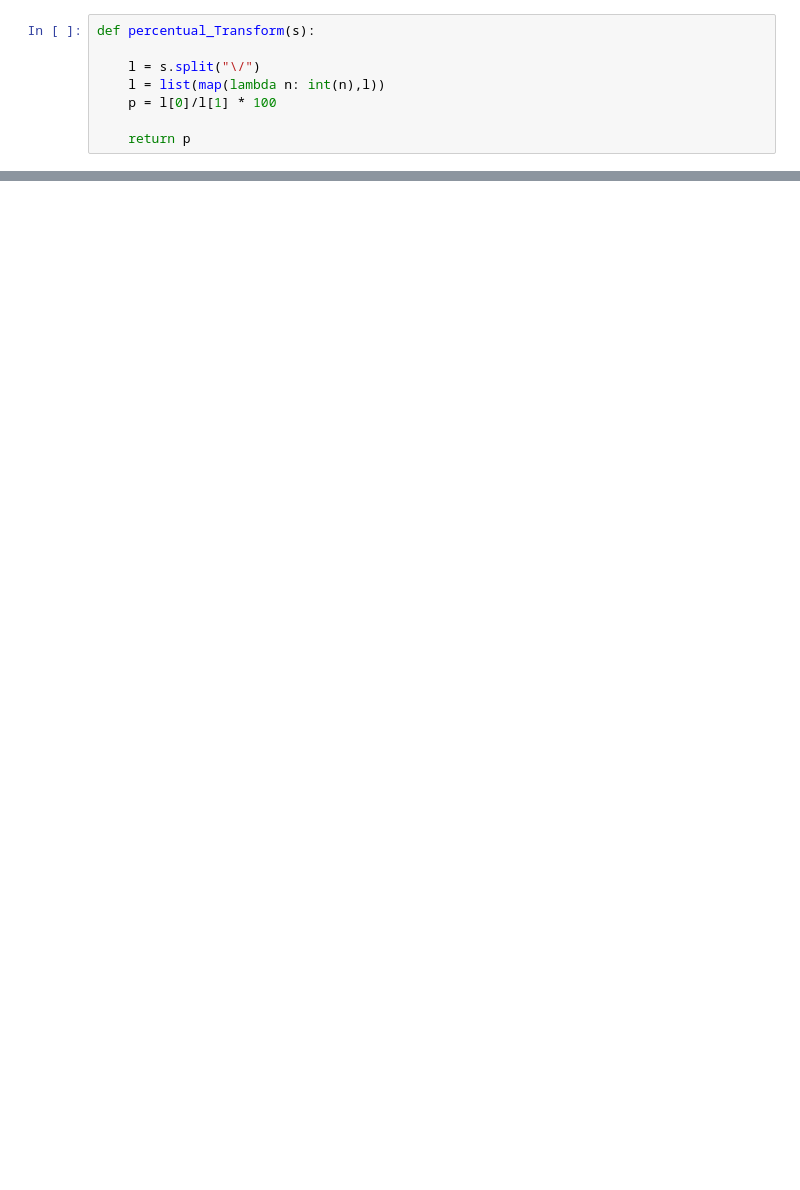
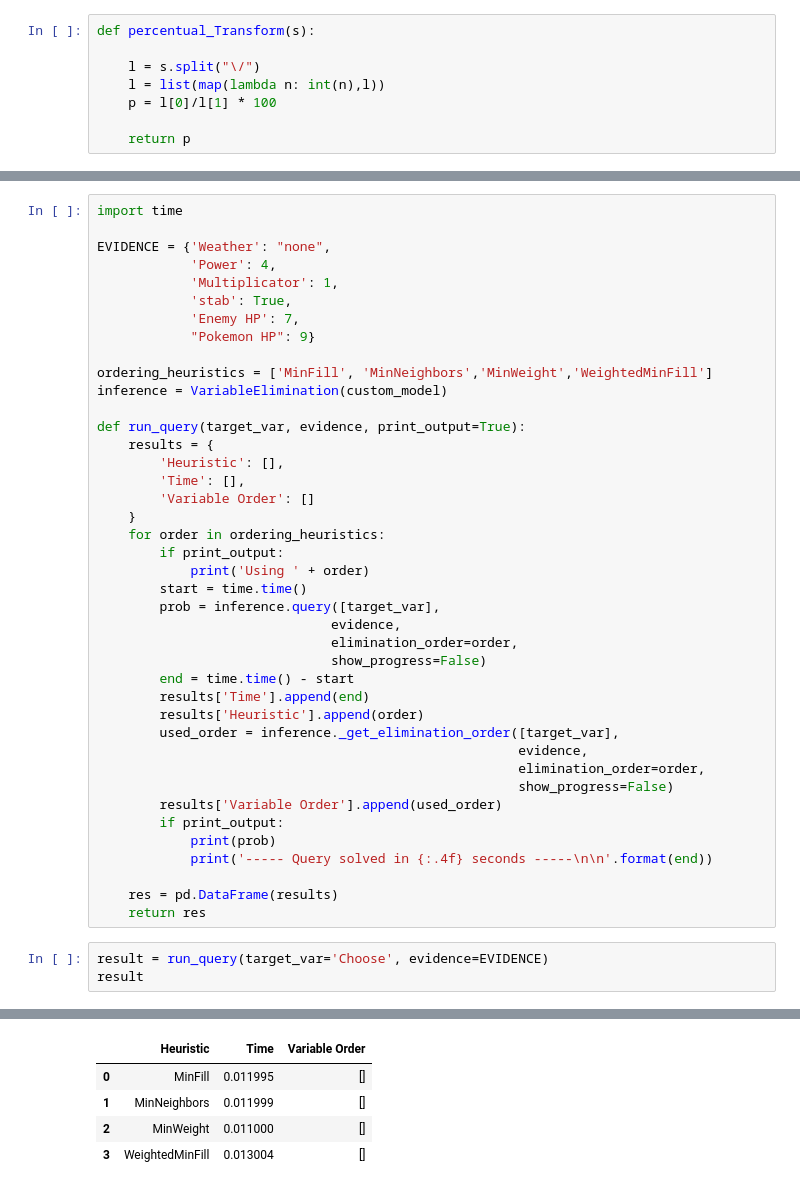
Before and after one commit to TechRufy/showdownBayesian, a Jupyter notebook: showdown/battle_bots/BayesianBot/BayesianNetwork/BayesianPokemon.ipynb, the cells around one changed output, grey strips where cells are left out. Saved outputs shown, nothing was run; the diff lists cells and outputs as text; blank space fills up the shorter version.

```diff
--- a/showdown/battle_bots/BayesianBot/BayesianNetwork/BayesianPokemon.ipynb
+++ b/showdown/battle_bots/BayesianBot/BayesianNetwork/BayesianPokemon.ipynb
@@ -175,0 +172,45 @@ ValueError: No CPD associated with Choose
+# %%
+import time
+
+EVIDENCE = {'Weather': "none",
+            'Power': 4,
+            'Multiplicator': 1,
+            'stab': True,
+            'Enemy HP': 7,
+            "Pokemon HP": 9}
+
+ordering_heuristics = ['MinFill', 'MinNeighbors','MinWeight','WeightedMinFill']
+inference = VariableElimination(custom_model)
+
+def run_query(target_var, evidence, print_output=True):
+    results = {
+        'Heuristic': [],
+        'Time': [],
+        'Variable Order': []
+    }
+    for order in ordering_heuristics:
+        if print_output:
+            print('Using ' + order)
+        start = time.time()
+        prob = inference.query([target_var],
+                              evidence,
+                              elimination_order=order,
+                              show_progress=False)
+        end = time.time() - start
+        results['Time'].append(end)
+        results['Heuristic'].append(order)
+        used_order = inference._get_elimination_order([target_var],
+                                                      evidence,
+                                                      elimination_order=order,
+                                                      show_progress=False)
+        results['Variable Order'].append(used_order)
+        if print_output:
+            print(prob)
+            print('----- Query solved in {:.4f} seconds -----\n\n'.format(end))
+
+    res = pd.DataFrame(results)
+    return res
+# %%
+result = run_query(target_var='Choose', evidence=EVIDENCE)
+result
+# %% [output]
@@ -175,0 +234,5 @@ ValueError: No CPD associated with Choose
+|  | Heuristic | Time | Variable Order |
+| 0 | MinFill | 0.011995 | [] |
+| 1 | MinNeighbors | 0.011999 | [] |
+| 2 | MinWeight | 0.011000 | [] |
+| 3 | WeightedMinFill | 0.013004 | [] |
```
Also changed, not shown: parts of 9 cells of this notebook, 2 other files.
